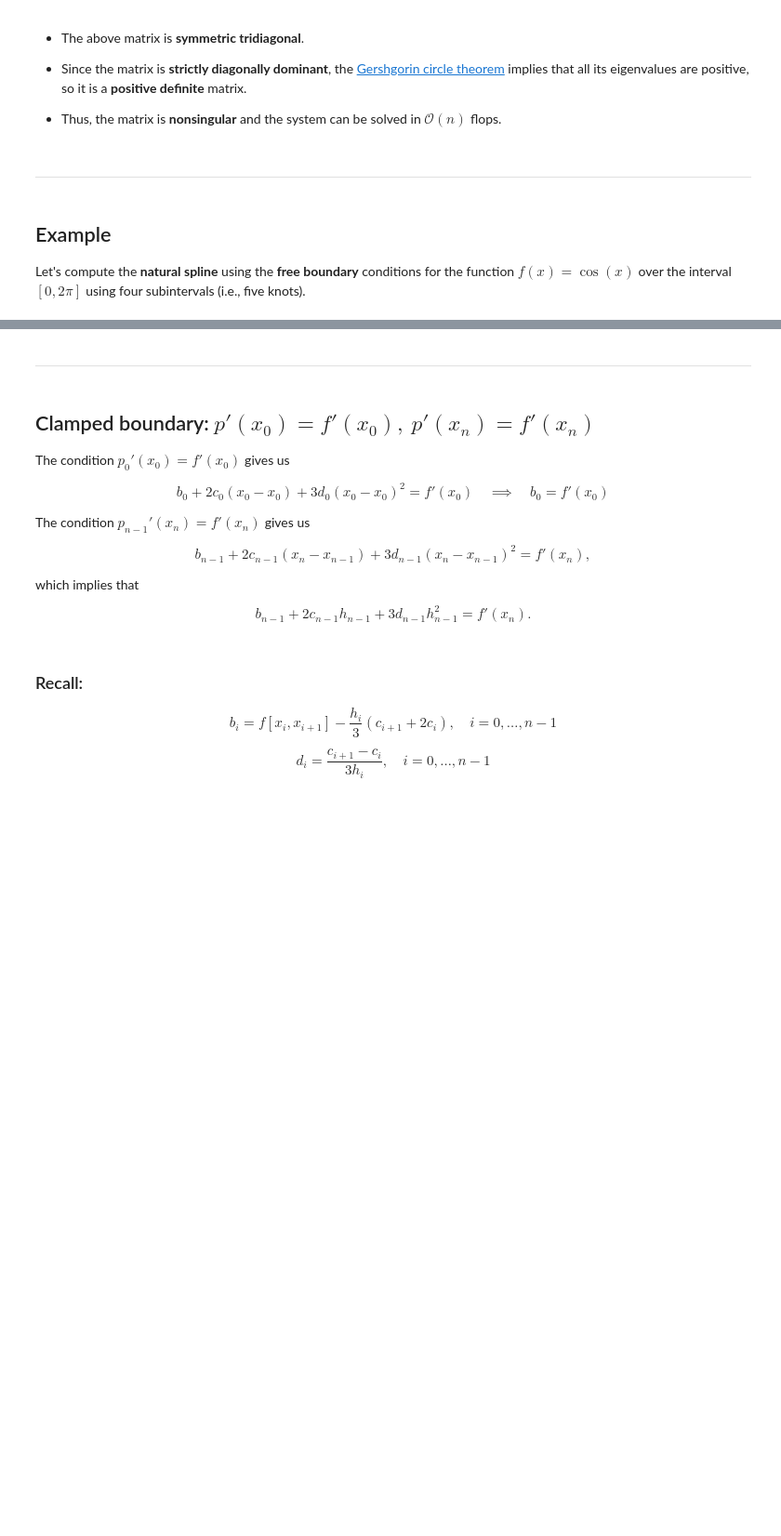
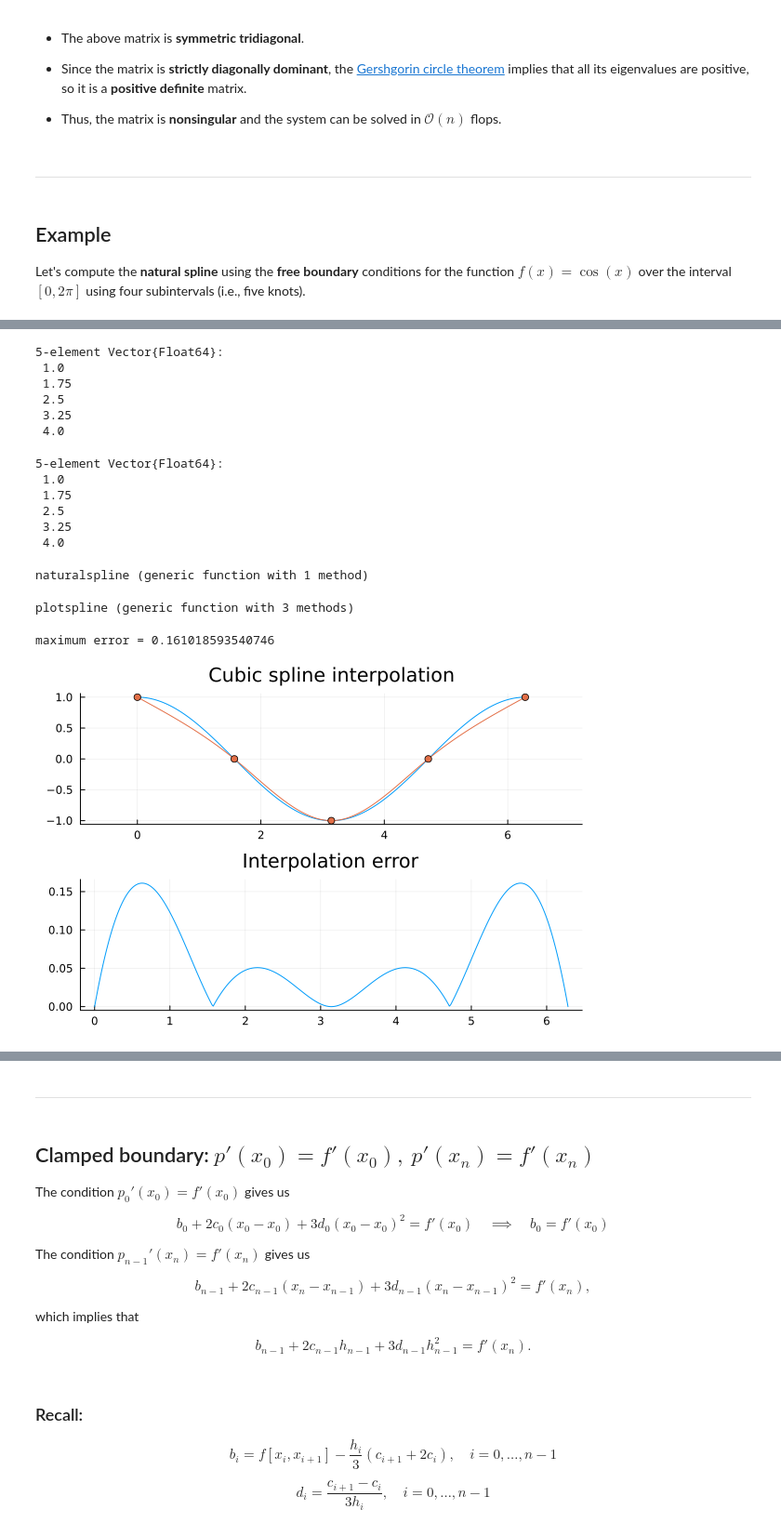
Before and after one commit to math435/20252-lecture-notes, a Jupyter notebook: chapter11/Section 11.3 - Cubic spline interpolation.ipynb, the cells around one changed output, grey strips where cells are left out. Shown: that part at 93% size. Drawn from its saved outputs; the diff is of its cells as text; code cells hidden in the pictures; blank space fills up the shorter version.

```diff
--- a/chapter11/Section 11.3 - Cubic spline interpolation.ipynb
+++ b/chapter11/Section 11.3 - Cubic spline interpolation.ipynb
@@ -231,3 +239,21 @@ dump(A)
+# %%
+range(1, 4, 5) |> collect
+# %% [output]
+5-element Vector{Float64}:
+ 1.0
+ 1.75
+ 2.5
+ 3.25
+ 4.0
+# %%
+collect(range(1, 4, 5))
+# %% [output]
+5-element Vector{Float64}:
+ 1.0
+ 1.75
+ 2.5
+ 3.25
+ 4.0
 # %%
 function naturalspline(f, α, β, n, fp0, fpn)
     # Compute the data point (xi, yi)
@@ -235,7 +261,8 @@ function naturalspline(f, α, β, n, fp0, fpn)
     y = f.(x)
 
     # Compute the vector h
-    h = x[2:end] - x[1:end-1]
+    #h = x[2:end] - x[1:end-1]
+    h = [x[i+1] - x[i] for i = 1:n]
 
     # Compute the diagonal and superdiagonal of A
     dg = 2(h[1:end-1] + h[2:end])
@@ -265,6 +292,8 @@ function naturalspline(f, α, β, n, fp0, fpn)
 
     return a, b, c, d, x, y
 end
+# %% [output]
+naturalspline (generic function with 1 method)
 # %%
 using Plots
 
@@ -274,7 +303,7 @@ function plotspline(method, f, α, β, n, fp0=0., fpn=0.)
     a, b, c, d, x, y = method(f, α, β, n, fp0, fpn)
 
     # N is the number of evaluation points in each subinterval
-    N = 1000
+    N = 100
 
     # Compute the evaluation points
     xx = range(α, β, length=n*N)
@@ -305,6 +334,11 @@ function plotspline(method, f, α, β, n, fp0=0., fpn=0.)
 
     return plt
 end
+# %% [output]
+plotspline (generic function with 3 methods)
 # %%
-plotspline(naturalspline, cos, 0., 2π, 5)
+plotspline(naturalspline, cos, 0., 2π, 4)
+# %% [output]
+maximum error = 0.161018593540746
+[figure, added]
 # %%
```
Also changed, not shown: parts of 6 cells of this notebook, 1 other file.
